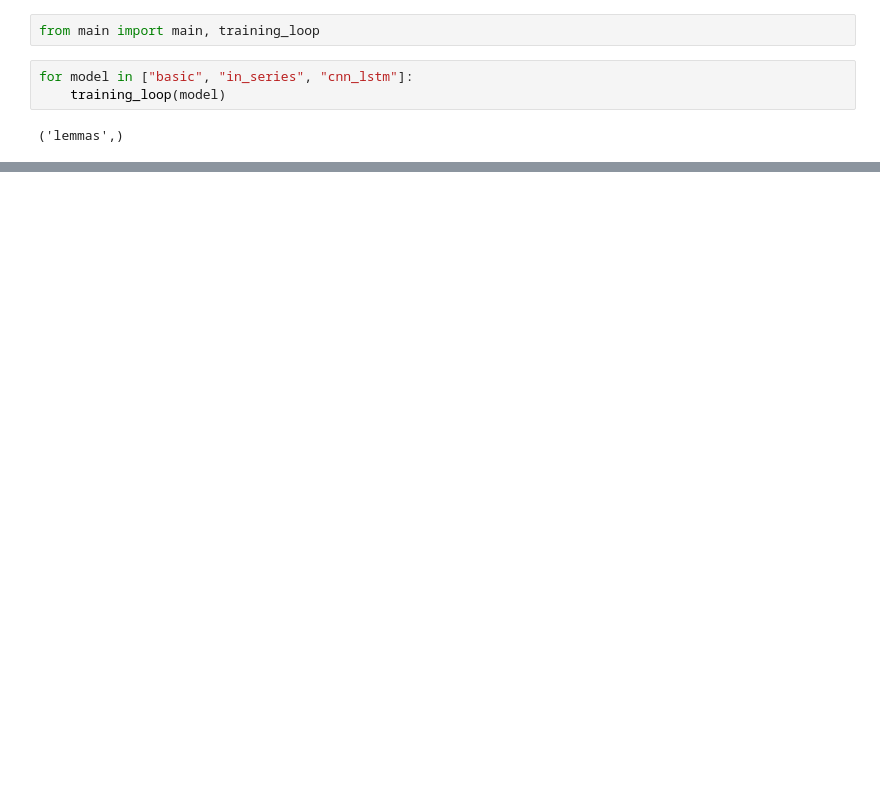
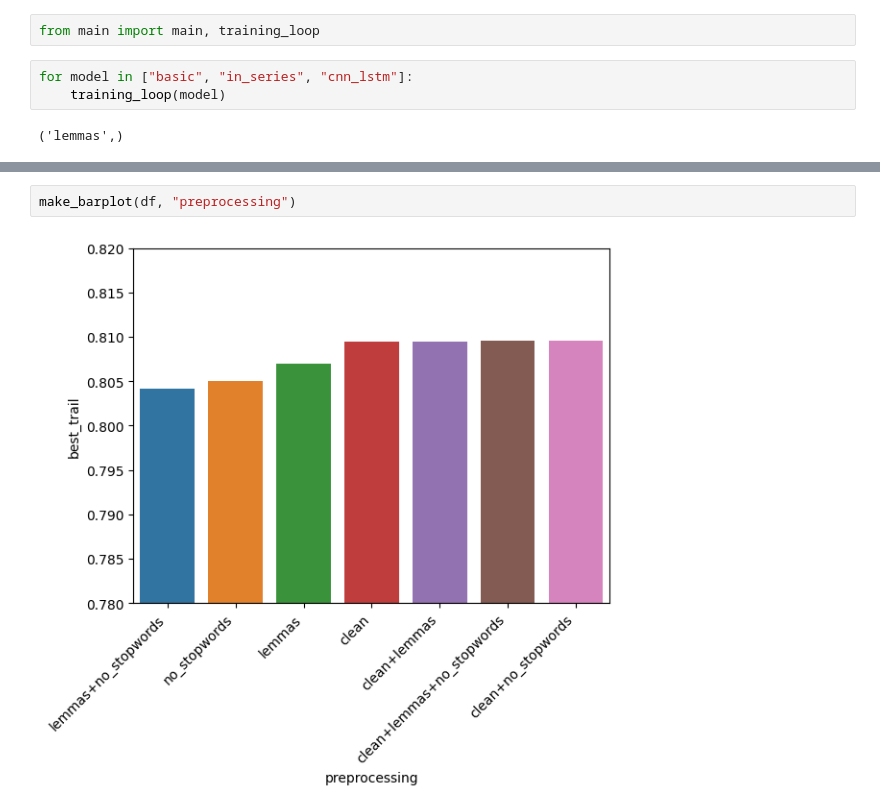
Before and after one commit to m-dziuba/magisterka, a Jupyter notebook: exploration.ipynb, the cells around one changed output, grey strips where cells are left out. Cells and saved outputs as stored; diff of their text form; blank space fills up the shorter version.

```diff
--- a/exploration.ipynb
+++ b/exploration.ipynb
@@ -73,0 +32,4 @@ dtype: float64
+# %%
+make_barplot(df, "preprocessing")
+# %% [output]
+[figure, added]
```
Also changed, not shown: parts of 10 cells of this notebook, 5 other files.
